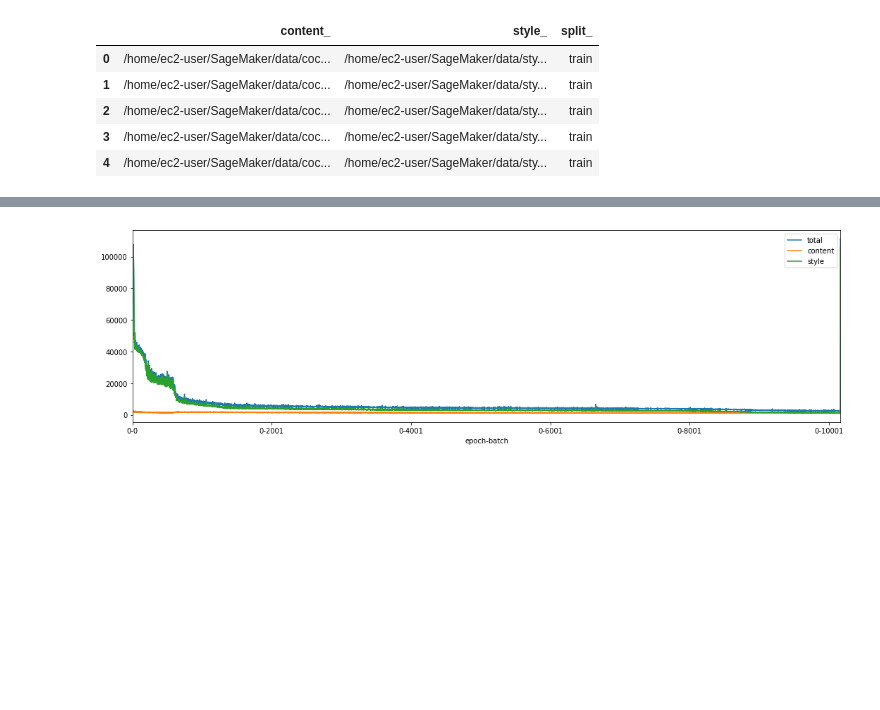
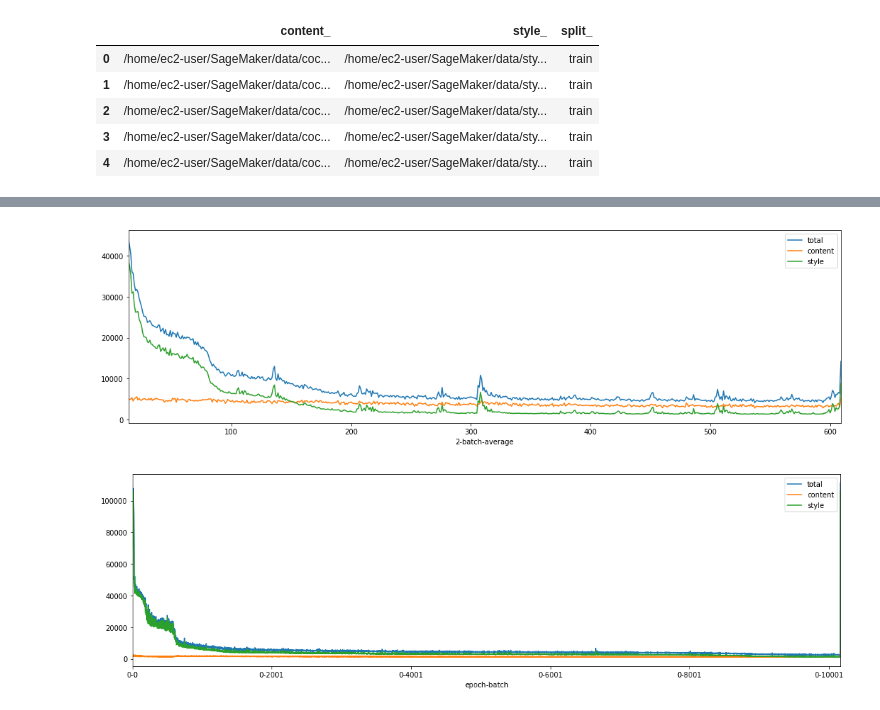
Before and after one commit to gabrielelanaro/ml-prototypes, a Jupyter notebook: prototypes/styletransfer/fast_neural_st/FastNeuralST.ipynb, the cells around one changed output, grey strips where cells are left out. Cells and saved outputs as stored; diff of their text form; code cells hidden in the pictures; blank space fills up the shorter version.

```diff
--- a/prototypes/styletransfer/fast_neural_st/FastNeuralST.ipynb
+++ b/prototypes/styletransfer/fast_neural_st/FastNeuralST.ipynb
@@ -689,5 +97,5 @@ test_losses()
 # %%
-fst = FastStyleTransfer(dataloaders, *get_model_opt(), style_weight=1e12)
+fst = FastStyleTransfer(dataloaders, *get_model_opt(TransformerNet()), style_weight=1e12)
 # %%
 fst.train(num_epochs=1)
 # %% [output]
@@ -706,3 +109,18 @@ batch: 8000: (input, content, style) = torch.Size([4, 3, 256, 256]), torch.Size(
+# %%
+group=2
+df = fst.get_metrics('train')
+df[f'{group}-batch-average'] = df.batch // group
+df = df.groupby(f'{group}-batch-average')['total','content','style'].sum().reset_index()
+m = df.total.mean()
+s = df.total.std()
+df['outlier'] = np.where(df.total < (m+3*s), False, True)
+
+x_axis = min(18, int(0.03*len(df)))
+fig, ax = plt.subplots(figsize=(x_axis, 5))
+df.loc[df.outlier==False,:].plot(ax=ax, x=f'{group}-batch-average', y=['total', 'content', 'style'])
+plt.show()
+# %% [output]
+[figure, added]
 # %%
 fst.plot_losses('train')
 # %% [output]
```
Also changed, not shown: parts of 56 cells of this notebook, 1 other file.
